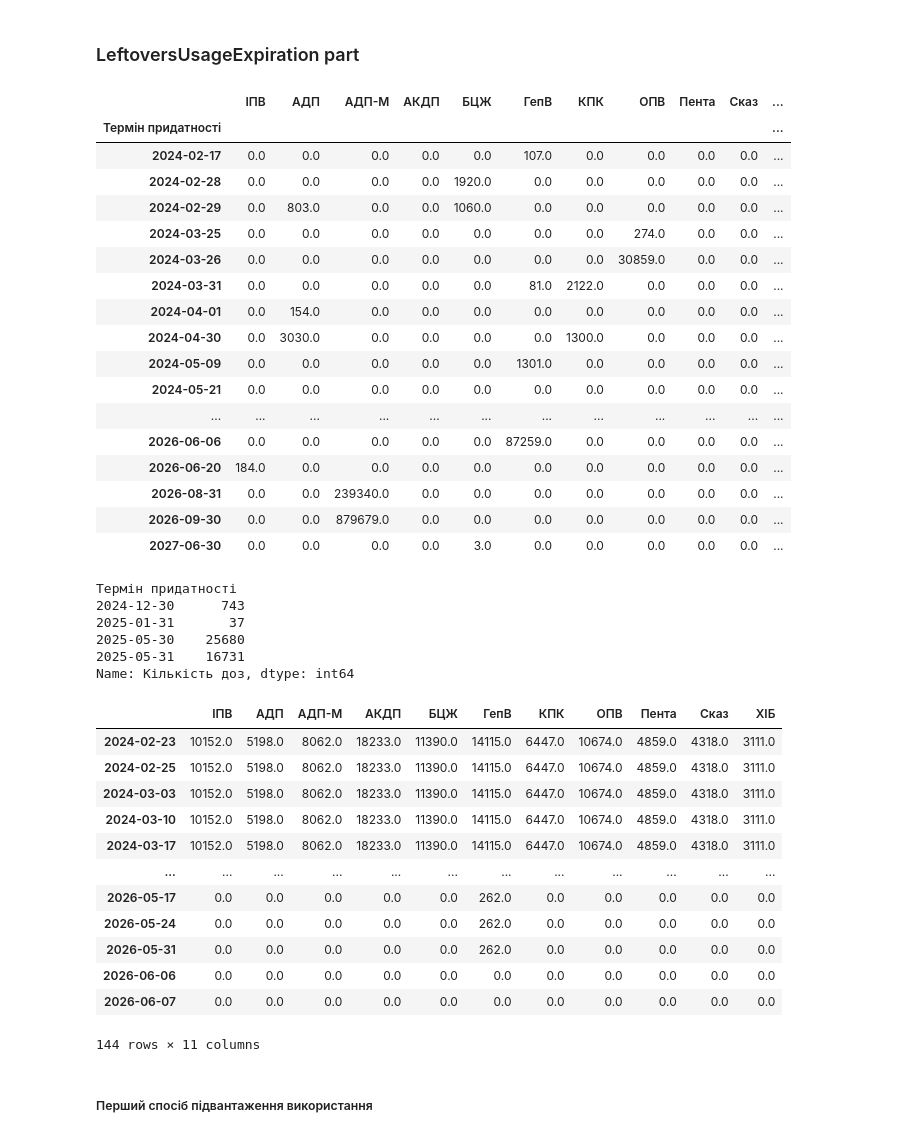
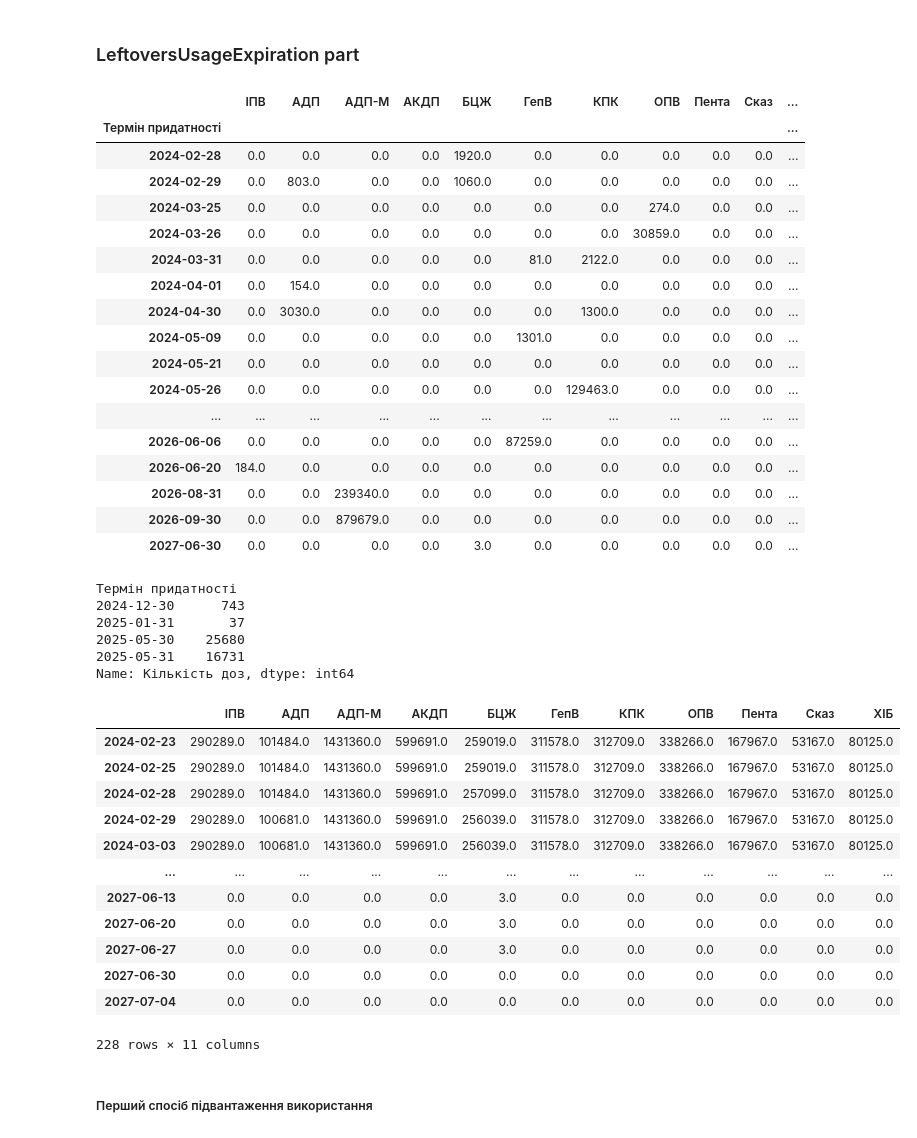
Before and after one commit to NonPersistentMind/VacPlanner, a Jupyter notebook: main.ipynb, the cells around one changed output. Drawn from its saved outputs; the diff is of its cells as text; code cells hidden in the pictures.

```diff
--- a/main.ipynb
+++ b/main.ipynb
@@ -127,7 +134,7 @@ df = df[df['Термін придатності'] >= df['дата оновлен
 # Remove any data reporting vaccine with expiration date older than the newest report date (to simplify the analysis)
 REPORT_DATE = df['дата оновлення'].max()
 timed_outs = df[(REPORT_DATE - df['дата оновлення']) > dt.timedelta(days=7)]
-df[df['Термін придатності'] < REPORT_DATE]
+df = df[df['Термін придатності'] > REPORT_DATE]
 
 # Add national leftovers data
 national_leftovers_df = pd.read_excel(DATA_FOLDER/'Auxillary'/'Залишки нацрівня.xlsx', sheet_name='14.02.2024')
@@ -563,7 +568,6 @@ expiration_timelines['Україна']
 # %% [output]
 |  | ІПВ | АДП | АДП-М | АКДП | БЦЖ | ГепВ | КПК | ОПВ | Пента | Сказ | ... |
 | Термін придатності |  |  |  |  |  |  |  |  |  |  | ... |
-| 2024-02-17 | 0.0 | 0.0 | 0.0 | 0.0 | 0.0 | 107.0 | 0.0 | 0.0 | 0.0 | 0.0 | ... |
 | 2024-02-28 | 0.0 | 0.0 | 0.0 | 0.0 | 1920.0 | 0.0 | 0.0 | 0.0 | 0.0 | 0.0 | ... |
 | 2024-02-29 | 0.0 | 803.0 | 0.0 | 0.0 | 1060.0 | 0.0 | 0.0 | 0.0 | 0.0 | 0.0 | ... |
 | 2024-03-25 | 0.0 | 0.0 | 0.0 | 0.0 | 0.0 | 0.0 | 0.0 | 274.0 | 0.0 | 0.0 | ... |
@@ -573,6 +577,7 @@ expiration_timelines['Україна']
 | 2024-04-30 | 0.0 | 3030.0 | 0.0 | 0.0 | 0.0 | 0.0 | 1300.0 | 0.0 | 0.0 | 0.0 | ... |
 | 2024-05-09 | 0.0 | 0.0 | 0.0 | 0.0 | 0.0 | 1301.0 | 0.0 | 0.0 | 0.0 | 0.0 | ... |
 | 2024-05-21 | 0.0 | 0.0 | 0.0 | 0.0 | 0.0 | 0.0 | 0.0 | 0.0 | 0.0 | 0.0 | ... |
+| 2024-05-26 | 0.0 | 0.0 | 0.0 | 0.0 | 0.0 | 0.0 | 129463.0 | 0.0 | 0.0 | 0.0 | ... |
 | ... | ... | ... | ... | ... | ... | ... | ... | ... | ... | ... | ... |
 | 2026-06-06 | 0.0 | 0.0 | 0.0 | 0.0 | 0.0 | 87259.0 | 0.0 | 0.0 | 0.0 | 0.0 | ... |
 | 2026-06-20 | 184.0 | 0.0 | 0.0 | 0.0 | 0.0 | 0.0 | 0.0 | 0.0 | 0.0 | 0.0 | ... |
@@ -611,21 +616,21 @@ for region in expiration_timelines:
 
     waning_expiration_based_timelines[region] = region_data
 # %%
-waning_expiration_based_timelines["Житомирська"]
+waning_expiration_based_timelines["Україна"]
 # %% [output]
 |  | ІПВ | АДП | АДП-М | АКДП | БЦЖ | ГепВ | КПК | ОПВ | Пента | Сказ | ХІБ |
-| 2024-02-23 | 10152.0 | 5198.0 | 8062.0 | 18233.0 | 11390.0 | 14115.0 | 6447.0 | 10674.0 | 4859.0 | 4318.0 | 3111.0 |
-| 2024-02-25 | 10152.0 | 5198.0 | 8062.0 | 18233.0 | 11390.0 | 14115.0 | 6447.0 | 10674.0 | 4859.0 | 4318.0 | 3111.0 |
-| 2024-03-03 | 10152.0 | 5198.0 | 8062.0 | 18233.0 | 11390.0 | 14115.0 | 6447.0 | 10674.0 | 4859.0 | 4318.0 | 3111.0 |
-| 2024-03-10 | 10152.0 | 5198.0 | 8062.0 | 18233.0 | 11390.0 | 14115.0 | 6447.0 | 10674.0 | 4859.0 | 4318.0 | 3111.0 |
-| 2024-03-17 | 10152.0 | 5198.0 | 8062.0 | 18233.0 | 11390.0 | 14115.0 | 6447.0 | 10674.0 | 4859.0 | 4318.0 | 3111.0 |
+| 2024-02-23 | 290289.0 | 101484.0 | 1431360.0 | 599691.0 | 259019.0 | 311578.0 | 312709.0 | 338266.0 | 167967.0 | 53167.0 | 80125.0 |
+| 2024-02-25 | 290289.0 | 101484.0 | 1431360.0 | 599691.0 | 259019.0 | 311578.0 | 312709.0 | 338266.0 | 167967.0 | 53167.0 | 80125.0 |
+| 2024-02-28 | 290289.0 | 101484.0 | 1431360.0 | 599691.0 | 257099.0 | 311578.0 | 312709.0 | 338266.0 | 167967.0 | 53167.0 | 80125.0 |
+| 2024-02-29 | 290289.0 | 100681.0 | 1431360.0 | 599691.0 | 256039.0 | 311578.0 | 312709.0 | 338266.0 | 167967.0 | 53167.0 | 80125.0 |
+| 2024-03-03 | 290289.0 | 100681.0 | 1431360.0 | 599691.0 | 256039.0 | 311578.0 | 312709.0 | 338266.0 | 167967.0 | 53167.0 | 80125.0 |
 | ... | ... | ... | ... | ... | ... | ... | ... | ... | ... | ... | ... |
-| 2026-05-17 | 0.0 | 0.0 | 0.0 | 0.0 | 0.0 | 262.0 | 0.0 | 0.0 | 0.0 | 0.0 | 0.0 |
-| 2026-05-24 | 0.0 | 0.0 | 0.0 | 0.0 | 0.0 | 262.0 | 0.0 | 0.0 | 0.0 | 0.0 | 0.0 |
-| 2026-05-31 | 0.0 | 0.0 | 0.0 | 0.0 | 0.0 | 262.0 | 0.0 | 0.0 | 0.0 | 0.0 | 0.0 |
-| 2026-06-06 | 0.0 | 0.0 | 0.0 | 0.0 | 0.0 | 0.0 | 0.0 | 0.0 | 0.0 | 0.0 | 0.0 |
-| 2026-06-07 | 0.0 | 0.0 | 0.0 | 0.0 | 0.0 | 0.0 | 0.0 | 0.0 | 0.0 | 0.0 | 0.0 |
+| 2027-06-13 | 0.0 | 0.0 | 0.0 | 0.0 | 3.0 | 0.0 | 0.0 | 0.0 | 0.0 | 0.0 | 0.0 |
+| 2027-06-20 | 0.0 | 0.0 | 0.0 | 0.0 | 3.0 | 0.0 | 0.0 | 0.0 | 0.0 | 0.0 | 0.0 |
+| 2027-06-27 | 0.0 | 0.0 | 0.0 | 0.0 | 3.0 | 0.0 | 0.0 | 0.0 | 0.0 | 0.0 | 0.0 |
+| 2027-06-30 | 0.0 | 0.0 | 0.0 | 0.0 | 0.0 | 0.0 | 0.0 | 0.0 | 0.0 | 0.0 | 0.0 |
+| 2027-07-04 | 0.0 | 0.0 | 0.0 | 0.0 | 0.0 | 0.0 | 0.0 | 0.0 | 0.0 | 0.0 | 0.0 |
-144 rows × 11 columns
+228 rows × 11 columns
 # %%
 if checkup_required:
     Path.mkdir(CHECKUP_FOLDER/'Залишки, базуючись лише на терміні придатності', exist_ok=True, parents=True)
```
Also changed, not shown: parts of 10 cells of this notebook, 11 other files.
